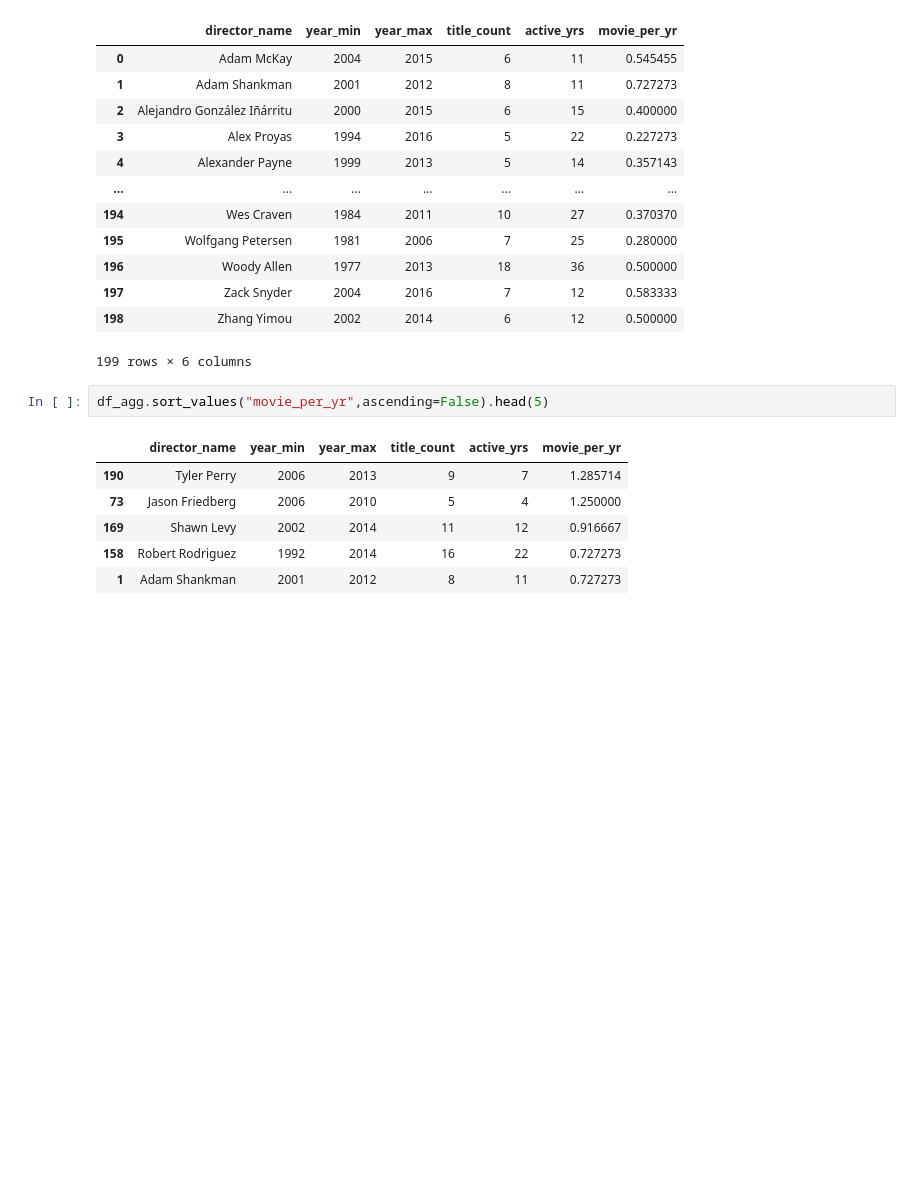
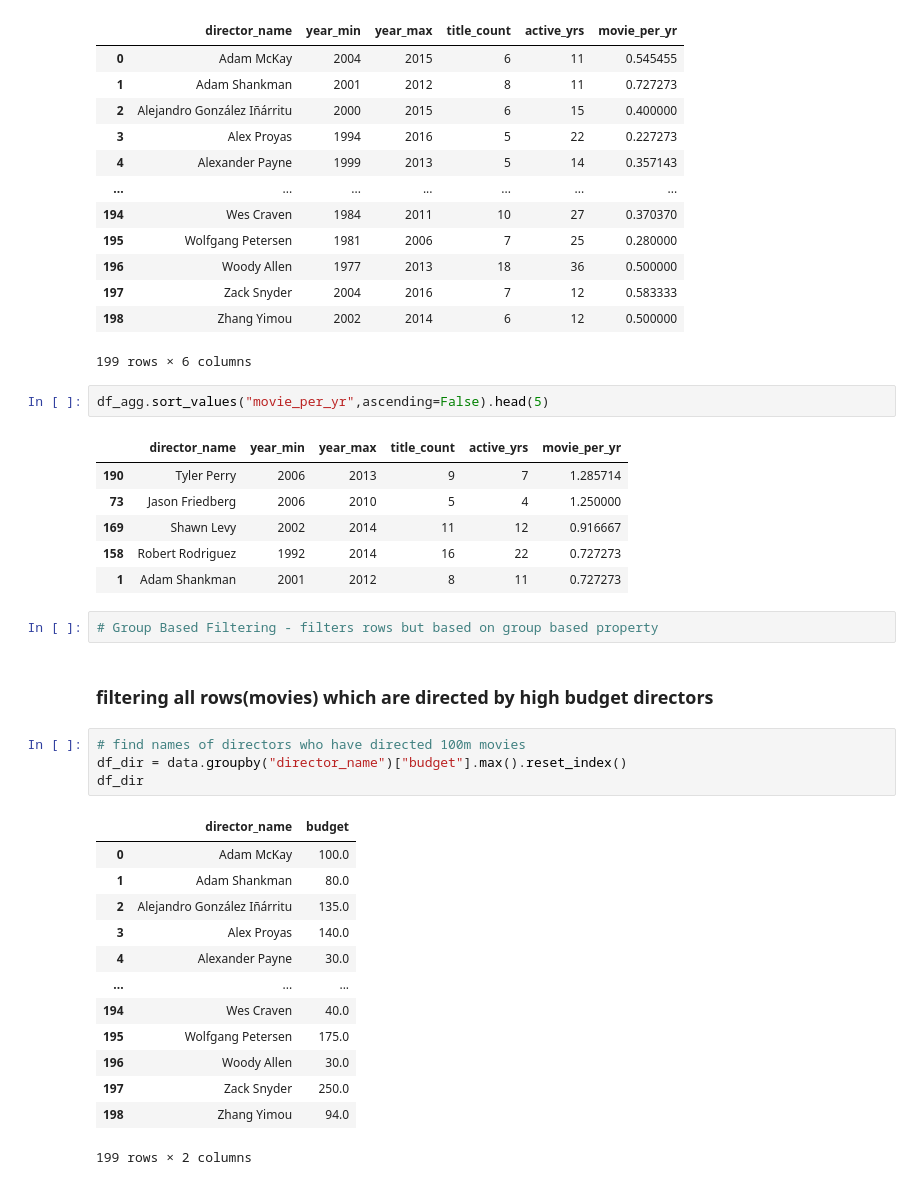
Before and after one commit to Anurag07-07/DSML-, a Jupyter notebook: day20.ipynb, the cells around one changed output. Cells and saved outputs as stored; diff of their text form; blank space fills up the shorter version.

```diff
--- a/day20.ipynb
+++ b/day20.ipynb
@@ -706,3 +706,25 @@ df_agg.sort_values("movie_per_yr",ascending=False).head(5)
 | 169 | Shawn Levy | 2002 | 2014 | 11 | 12 | 0.916667 |
 | 158 | Robert Rodriguez | 1992 | 2014 | 16 | 22 | 0.727273 |
 | 1 | Adam Shankman | 2001 | 2012 | 8 | 11 | 0.727273 |
+# %%
+# Group Based Filtering - filters rows but based on group based property
+# %% [markdown]
+### filtering all rows(movies) which are directed by high budget directors
+# %%
+# find names of directors who have directed 100m movies
+df_dir = data.groupby("director_name")["budget"].max().reset_index()
+df_dir
+# %% [output]
+|  | director_name | budget |
+| 0 | Adam McKay | 100.0 |
+| 1 | Adam Shankman | 80.0 |
+| 2 | Alejandro González Iñárritu | 135.0 |
+| 3 | Alex Proyas | 140.0 |
+| 4 | Alexander Payne | 30.0 |
+| ... | ... | ... |
+| 194 | Wes Craven | 40.0 |
+| 195 | Wolfgang Petersen | 175.0 |
+| 196 | Woody Allen | 30.0 |
+| 197 | Zack Snyder | 250.0 |
+| 198 | Zhang Yimou | 94.0 |
+199 rows × 2 columns
```
Also changed, not shown: parts of 18 cells of this notebook, 6 other files.
